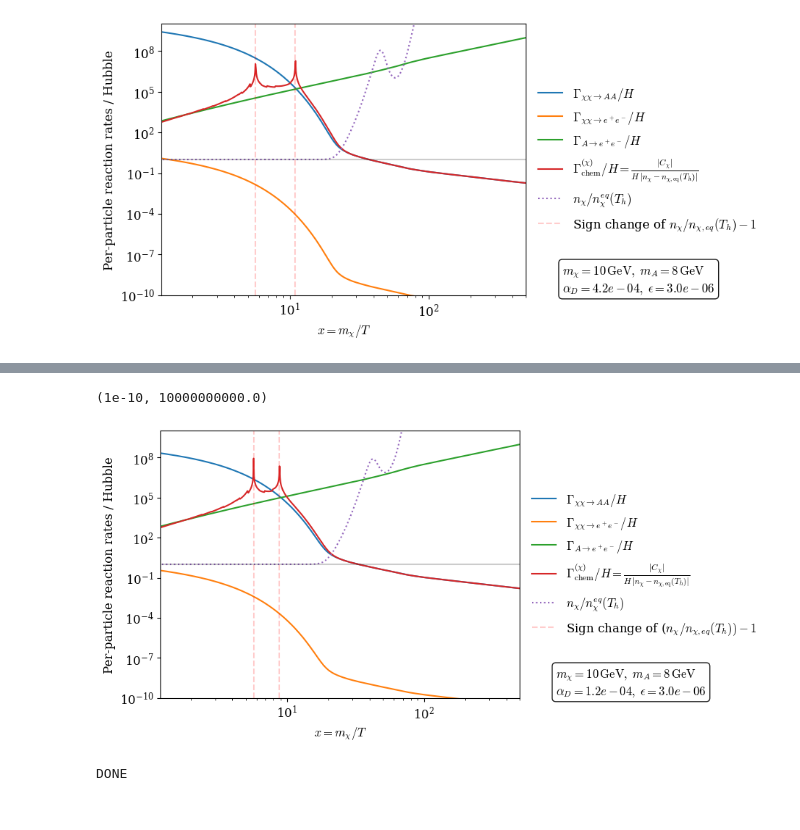
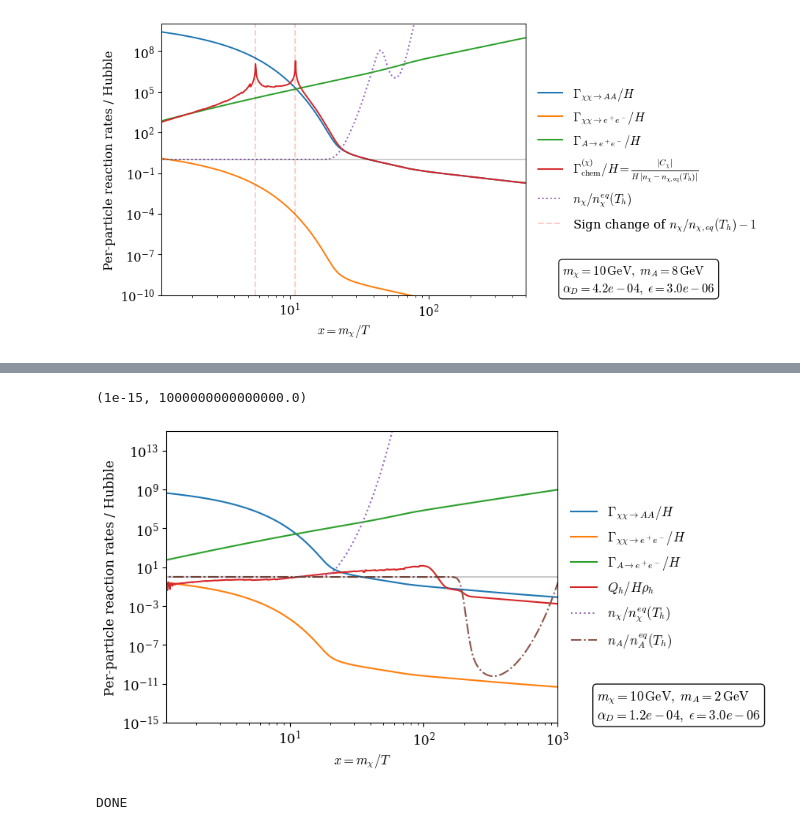
Before and after one commit to charlottemyers/darkphotons, a Jupyter notebook: dark_photon_freezeout_improved.ipynb, the cells around one changed output, grey strips where cells are left out. Drawn from its saved outputs; the diff is of its cells as text; code cells hidden in the pictures.

```diff
--- a/dark_photon_freezeout_improved.ipynb
+++ b/dark_photon_freezeout_improved.ipynb
@@ -863,10 +967,12 @@ plt.show()
 # %%
 # plot diagnostics
-diag = resultsC["diag"]
+diag = resultsB["diag"]
 Gamma_xAA_over_H = diag["Gamma_xAA_over_H"]
 Gamma_xSM_over_H = diag["Gamma_xSM_over_H"]
 Gamma_Adec_over_H = diag["Gamma_Adec_over_H"]
 gamma_chem_over_H = diag["Gamma_chem_over_H"]
+Qh_over_Hrho = diag["Q_over_Hrho"]
+x_evolve = diag["x"]
 
 label_chem = (r'$\Gamma_{\mathrm{chem}}^{(\chi)}/H'
          r' = \frac{|C_\chi|}{H\,|n_\chi - n_{\chi,\mathrm{eq}}(T_h)|}$')
@@ -874,12 +980,14 @@ label_chem = (r'$\Gamma_{\mathrm{chem}}^{(\chi)}/H'
 nx_ratio = diag["nchi_over_nchieq"]
 nA_ratio = diag["nA_over_nAeq"]
 ratio_ratio = nx_ratio / nA_ratio
+cap_gamma_chem_over_H = np.minimum(gamma_chem_over_H, 1e20)
 #PLOT
 plt.figure()
 plt.loglog(x_evolve, Gamma_xAA_over_H, label=r"$\Gamma_{\chi\chi \to AA} / H$")
 plt.loglog(x_evolve, Gamma_xSM_over_H, label=r"$\Gamma_{\chi\chi \to e^+e^-} / H$")
 plt.loglog(x_evolve, Gamma_Adec_over_H, label=r"$\Gamma_{A \to e^+e^-} / H$")
-plt.loglog(x_evolve, gamma_chem_over_H, label= label_chem)
+# plt.loglog(x_evolve, cap_gamma_chem_over_H, label= label_chem)
+plt.loglog(x_evolve, Qh_over_Hrho, label=r"$Q_h / H \rho_h$")
 
 #plt.loglog(x_evolve, np.minimum(diag["dep_chi"], 1000000000), ls='--', label=r"$n_\chi / n_\chi^{eq}(T_h)$")
 
@@ -889,45 +997,47 @@ plt.loglog(x_evolve, gamma_chem_over_H, label= label_chem)
 #plt.loglog(x_evolve, diag["dep_A"],   ls='--', label=r"$n_A / n_A^{eq}(T_h)$")
 
 cap_nx_ratio = np.minimum(nx_ratio, 1e20)
 cap_nA_ratio = np.minimum(nA_ratio, 1e20)
 
 plt.loglog(x_evolve, cap_nx_ratio,   ls=':', label=r"$n_\chi / n_\chi^{eq}(T_h)$")
-#plt.loglog(x_evolve, cap_nA_ratio,   ls='-.', label=r"$n_A / n_A^{eq}(T_h)$")
+plt.loglog(x_evolve, cap_nA_ratio,   ls='-.', label=r"$n_A / n_A^{eq}(T_h)$")
 #plt.loglog(x_evolve, ratio_ratio,   ls=':', label=r"($n_\chi / n_\chi^{eq}(T_h)) \; / \; (n_A / n_A^{eq}(T_h)$)")
 
 
-diffs = np.diff(np.sign(cap_nx_ratio - 1))
-sign_changes = np.where(diffs != 0)[0]
-for (i, idx) in enumerate(sign_changes):
-    if i == 0:
-        plt.axvline(x_evolve[idx], color='red', ls='--', alpha=0.2, label = "Sign change of ($n_\chi / n_{\chi,eq}(T_h)) - 1$")
-    else:
-        plt.axvline(x_evolve[idx], color='red', ls='--', alpha=0.2)
+# diffs = np.diff(np.sign(cap_nx_ratio - 1))
+# sign_changes = np.where(diffs != 0)[0]
+# for (i, idx) in enumerate(sign_changes):
+#     if i == 0:
+#         plt.axvline(x_evolve[idx], color='red', ls='--', alpha=0.2, label = "Sign change of ($n_\chi / n_{\chi,eq}(T_h)) - 1$")
+#     else:
+#         plt.axvline(x_evolve[idx], color='red', ls='--', alpha=0.2)
 
 
 params = diag["params"]
 param_text = (
     r"$m_\chi = %.0f\,\mathrm{GeV},\; m_{A} = %.0f\,\mathrm{GeV}$" "\n"
     r"$\alpha_D = %.1e,\; \epsilon = %.1e$"
 ) % (params["mchi"], params["mA"],
      params["alphaD"], params["epsilon"])
 
 plt.text(1.1, 0, param_text,
             transform=plt.gca().transAxes,
             va='bottom', ha='left',
             bbox=dict(boxstyle='round', facecolor='white', alpha=0.9),
             clip_on=False)
 
 plt.legend(loc="center left", bbox_to_anchor=(1.02, 0.5),
           frameon=False, borderaxespad=0., handlelength=2, labelspacing=0.6)
 plt.xlabel(r"$x = m_\chi / T$")
 plt.ylabel(r"Per-particle reaction rates / Hubble")
 plt.axhline(1.0, color='k', ls='-', alpha = 0.2)
-plt.xlim(1.2, 500)
-plt.ylim(1e-10, 1e10)
+plt.xlim(1.2, 1000)
+
+l = 20
+plt.ylim(1e-15, 1e15)
 # %% [output]
-(1e-10, 10000000000.0)
+(1e-15, 1000000000000000.0)
-[figure, old version]
+[figure, new version]
 # %%
 # now, let's check that for this best value, there is minimal sensitivity to epsilon
 alpha = 1.2e-4
```
Also changed, not shown: parts of 11 cells of this notebook, 3 other files.
